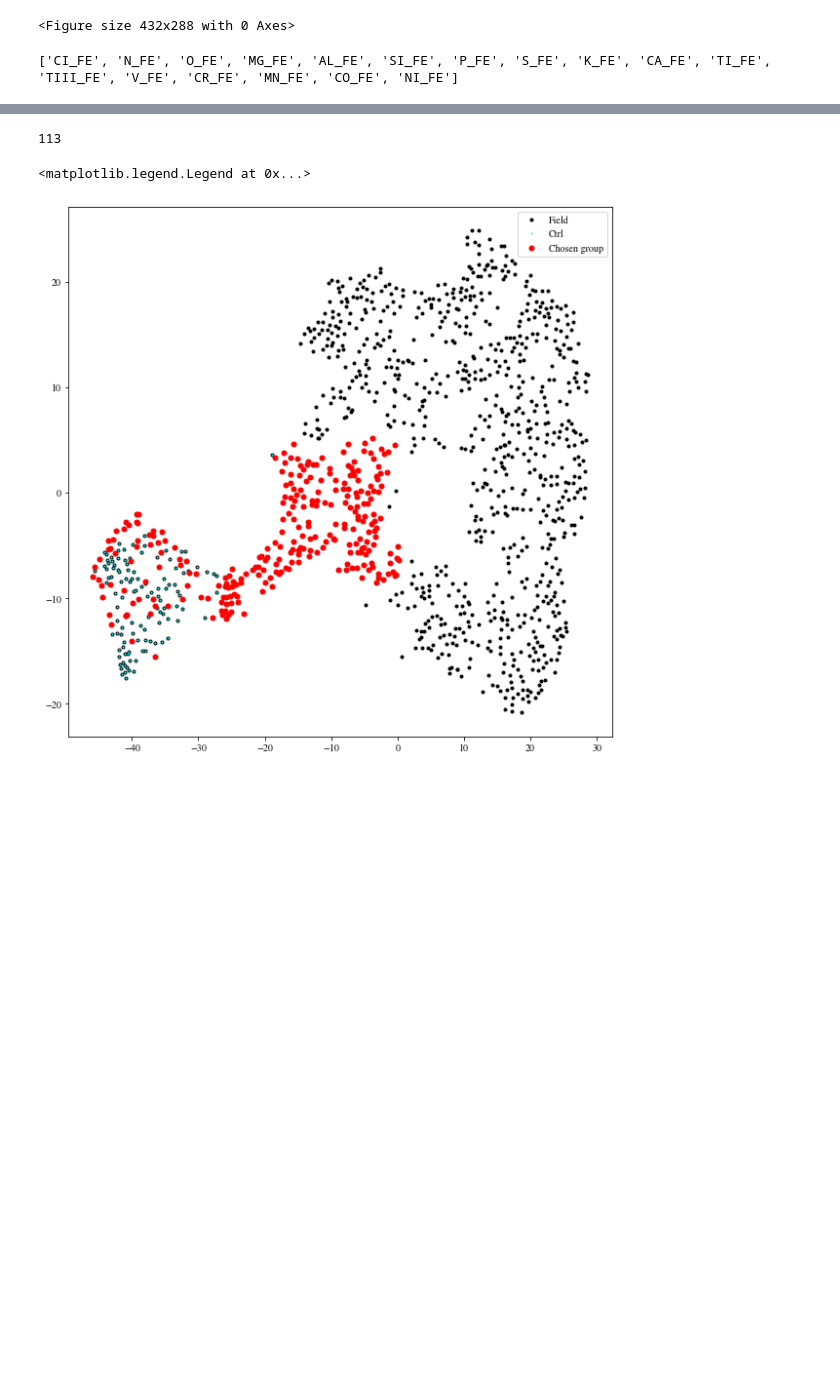
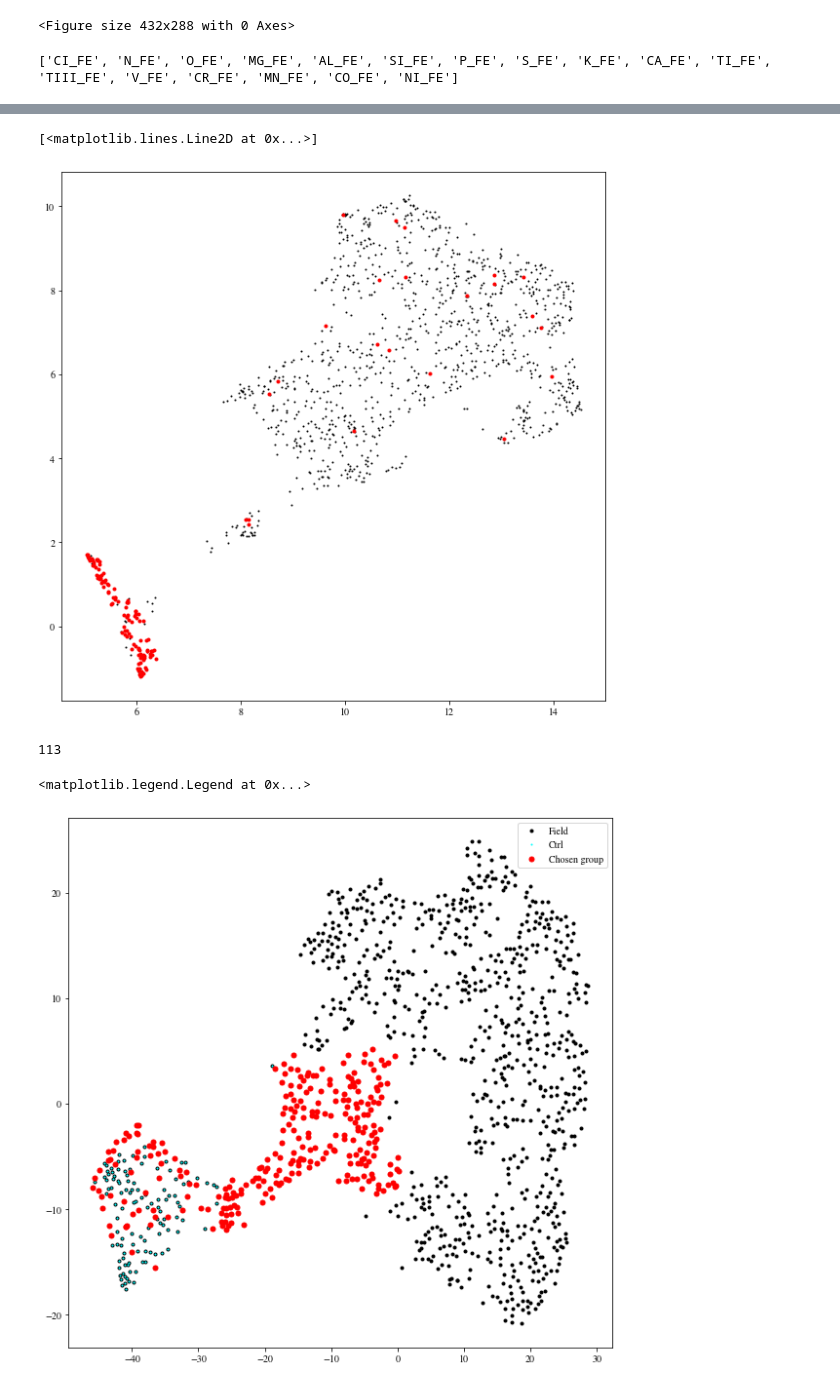
Before and after one commit to ryanwang787/Extra_tidal_star_search, a Jupyter notebook: Subset iteration notebook (5RT) - Fe,C,X.ipynb, the cells around one changed output, grey strips where cells are left out. Drawn from its saved outputs; the diff is of its cells as text; code cells hidden in the pictures; blank space fills up the shorter version.

```diff
--- a/Subset iteration notebook (5RT) - Fe,C,X.ipynb
+++ b/Subset iteration notebook (5RT) - Fe,C,X.ipynb
@@ -2058,3 +2087,10 @@ print(var_chem_list)
+# %%
+fig = plt.figure(figsize=(10,10))
+plt.plot(umap_all_X_total[-3][10], umap_all_Y_total[-3][10], 'ok', markersize=1)
+plt.plot(umap_control_X_total[-3][10], umap_control_Y_total[-3][10], 'or', markersize=3)
+# %% [output]
+[<matplotlib.lines.Line2D at 0x...>]
+[figure, added]
 # %%
 len(tsne_control_X_nokin_total[1][10])
 # %% [output]
```
Also changed, not shown: parts of 7 cells of this notebook, 1 other file.
